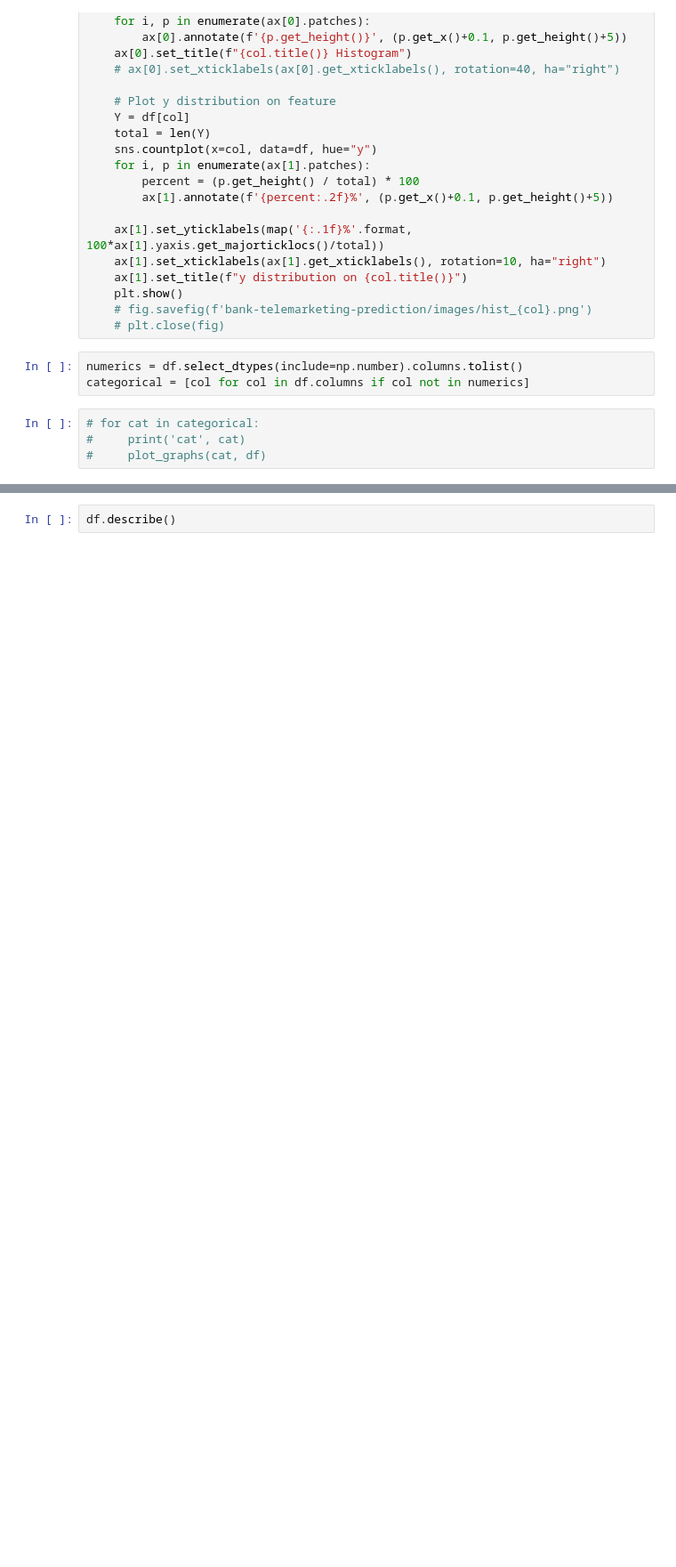
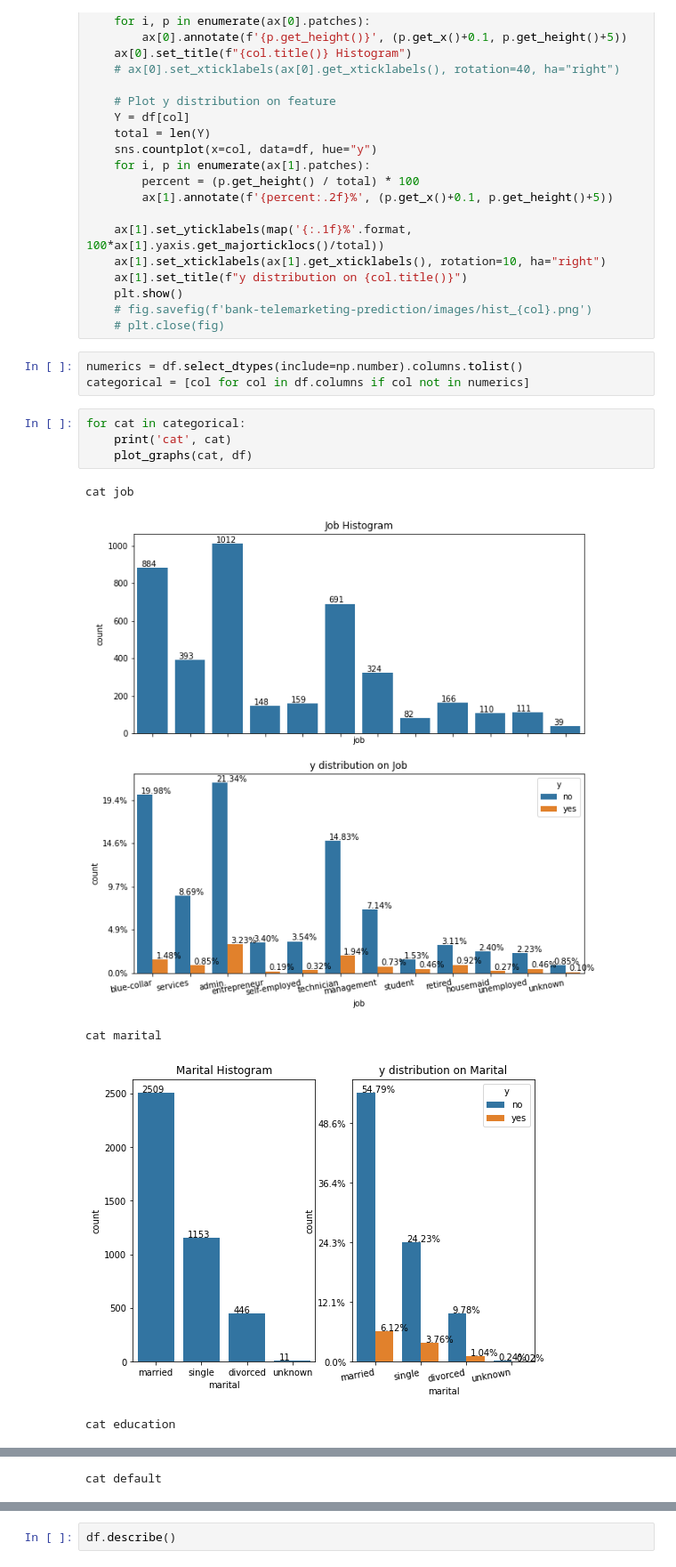
Before and after one commit to thowwafi/bank-telemarketing-analysis, a Jupyter notebook: bank-additional.ipynb, the cells around one changed output, grey strips where cells are left out. Shown: that part at 89% size. Drawn from its saved outputs; the diff is of its cells as text; blank space fills up the shorter version.

```diff
--- a/bank-additional.ipynb
+++ b/bank-additional.ipynb
@@ -101,6 +117,12 @@ def plot_graphs(col, df):
 numerics = df.select_dtypes(include=np.number).columns.tolist()
 categorical = [col for col in df.columns if col not in numerics]
 # %%
-# for cat in categorical:
-#     print('cat', cat)
-#     plot_graphs(cat, df)
+for cat in categorical:
+    print('cat', cat)
+    plot_graphs(cat, df)
+# %% [output]
+cat job
+[figure, added]
+cat marital
+[figure, added]
+cat education
@@ -106,0 +130 @@ categorical = [col for col in df.columns if col not in numerics]
+cat default
```
Also changed, not shown: parts of 37 cells of this notebook, 17 other files.
